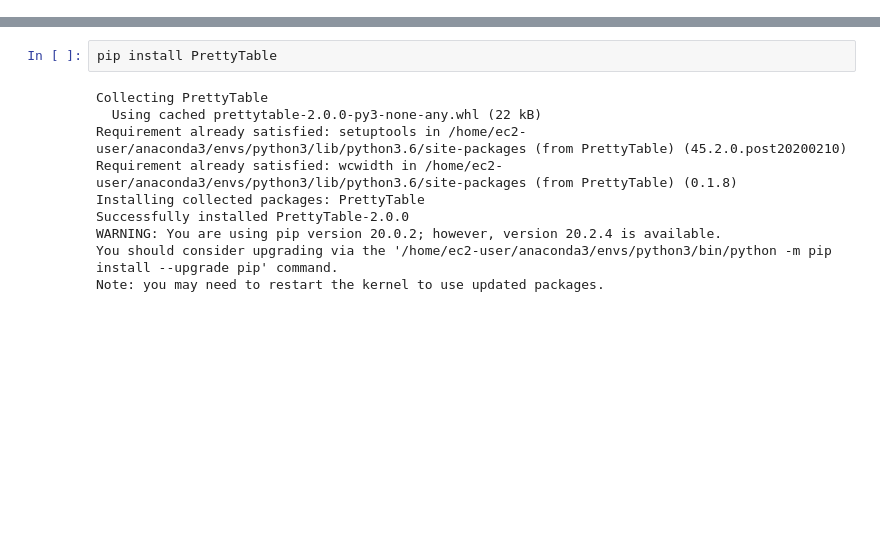
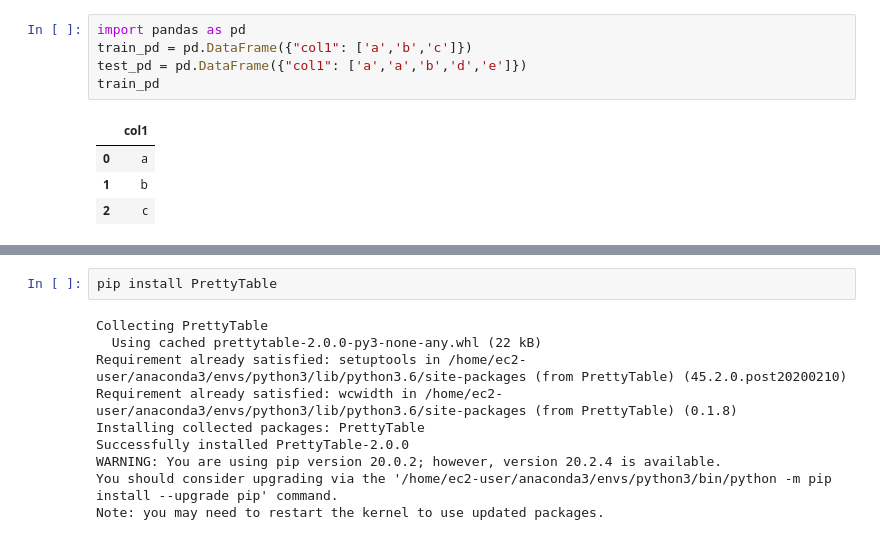
Before and after one commit to gonsoomoon-ml/predict-delivery-time, a Jupyter notebook: brazil_ecommerce/Z.TEST.ipynb, the cells around one changed output, grey strips where cells are left out. Saved outputs shown, nothing was run; the diff lists cells and outputs as text; blank space fills up the shorter version.

Commit message:
fix 1.7 notebook for training using autogluon

```diff
--- a/brazil_ecommerce/Z.TEST.ipynb
+++ b/brazil_ecommerce/Z.TEST.ipynb
@@ -0,0 +83,10 @@
+# %%
+import pandas as pd
+train_pd = pd.DataFrame({"col1": ['a','b','c']})
+test_pd = pd.DataFrame({"col1": ['a','a','b','d','e']})
+train_pd
+# %% [output]
+|  | col1 |
+| 0 | a |
+| 1 | b |
+| 2 | c |
```
Also changed, not shown: parts of 7 cells of this notebook, 10 other files.
